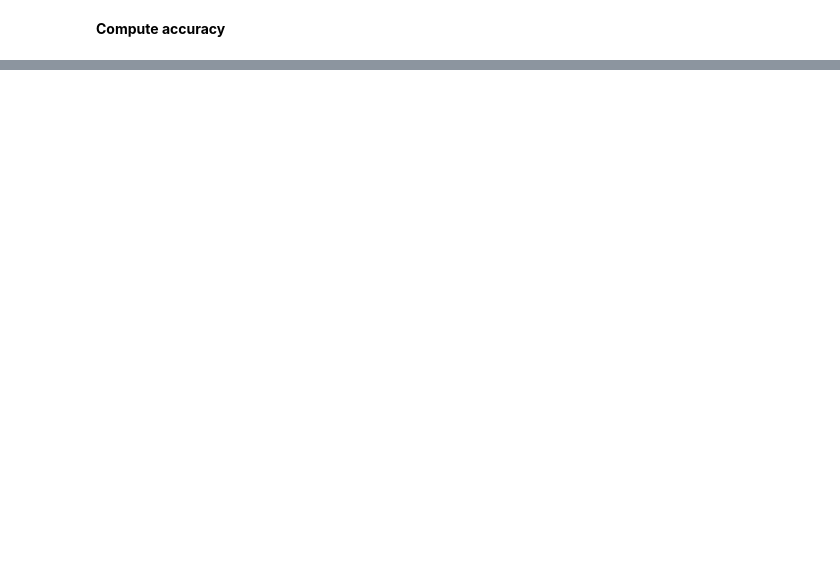
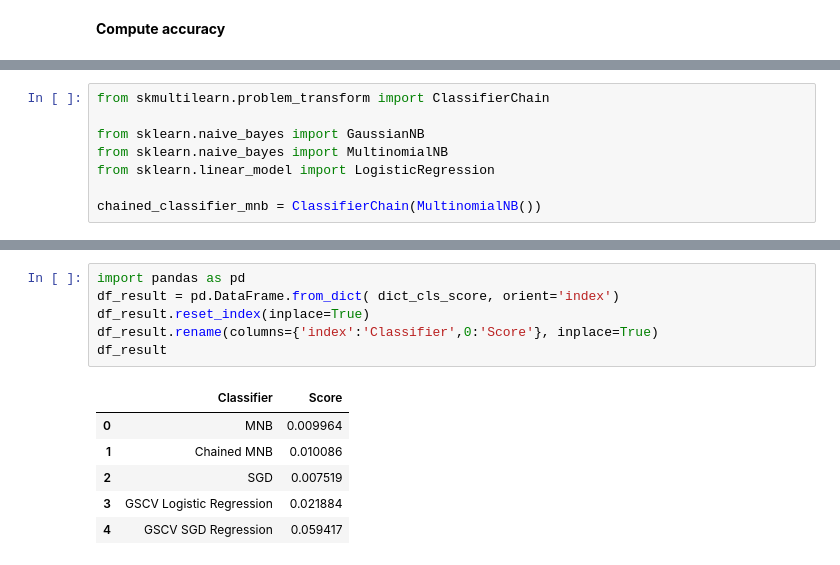
Before and after one commit to dataforcast/OC_Datascientist, a Jupyter notebook: P6/P6_SupervizedMethods.ipynb, the cells around one changed output, grey strips where cells are left out. Cells and saved outputs as stored; diff of their text form; blank space fills up the shorter version.

```diff
--- a/P6/P6_SupervizedMethods.ipynb
+++ b/P6/P6_SupervizedMethods.ipynb
@@ -331,0 +259,8 @@ print("Mean score for Logistic regression classifier : "+str(score))
+# %%
+from skmultilearn.problem_transform import ClassifierChain
+
+from sklearn.naive_bayes import GaussianNB
+from sklearn.naive_bayes import MultinomialNB
+from sklearn.linear_model import LogisticRegression
+
+chained_classifier_mnb = ClassifierChain(MultinomialNB())
@@ -331,0 +446,13 @@ print("Mean score for Logistic regression classifier : "+str(score))
+# %%
+import pandas as pd
+df_result = pd.DataFrame.from_dict( dict_cls_score, orient='index')
+df_result.reset_index(inplace=True)
+df_result.rename(columns={'index':'Classifier',0:'Score'}, inplace=True)
+df_result
+# %% [output]
+|  | Classifier | Score |
+| 0 | MNB | 0.009964 |
+| 1 | Chained MNB | 0.010086 |
+| 2 | SGD | 0.007519 |
+| 3 | GSCV Logistic Regression | 0.021884 |
+| 4 | GSCV SGD Regression | 0.059417 |
```
Also changed, not shown: parts of 111 cells of this notebook, 5 other files.
